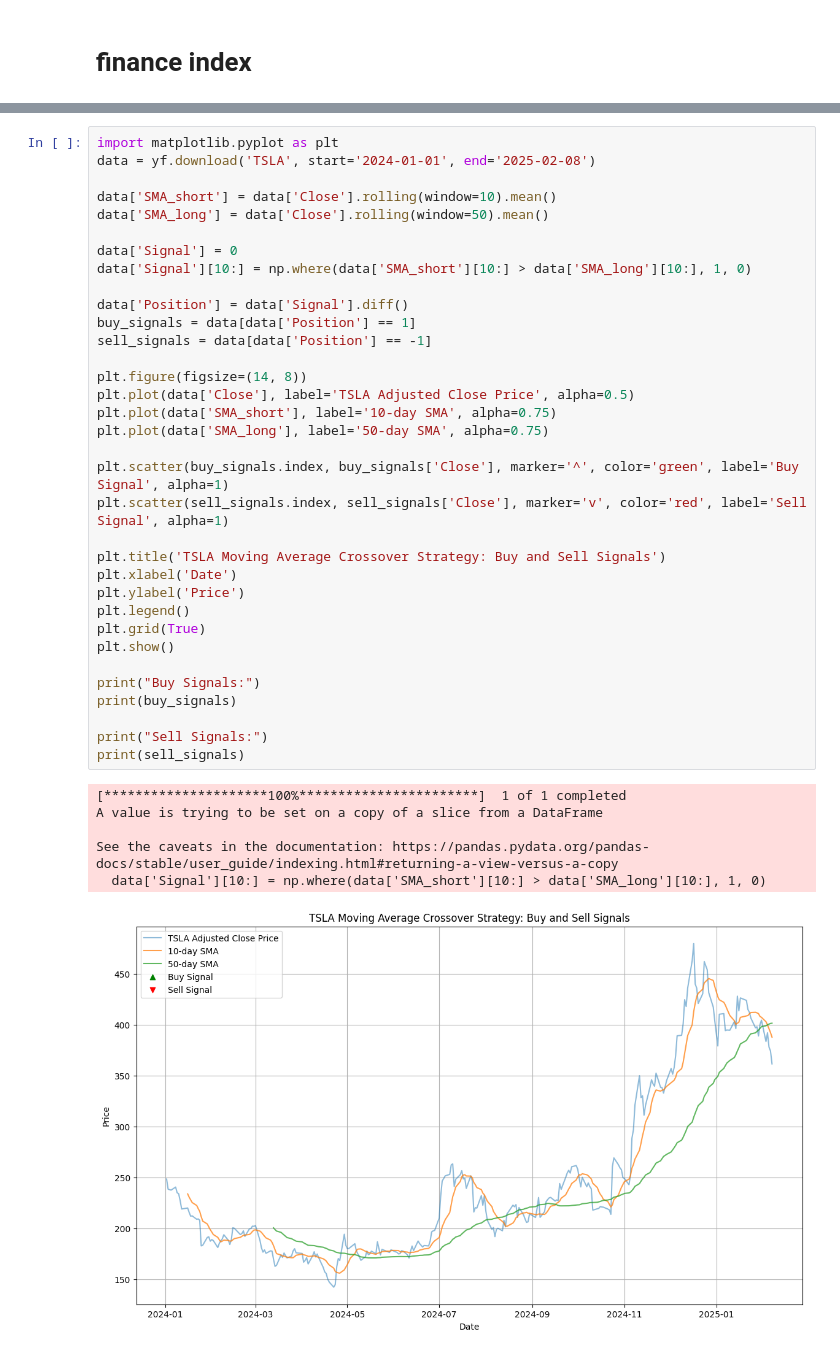
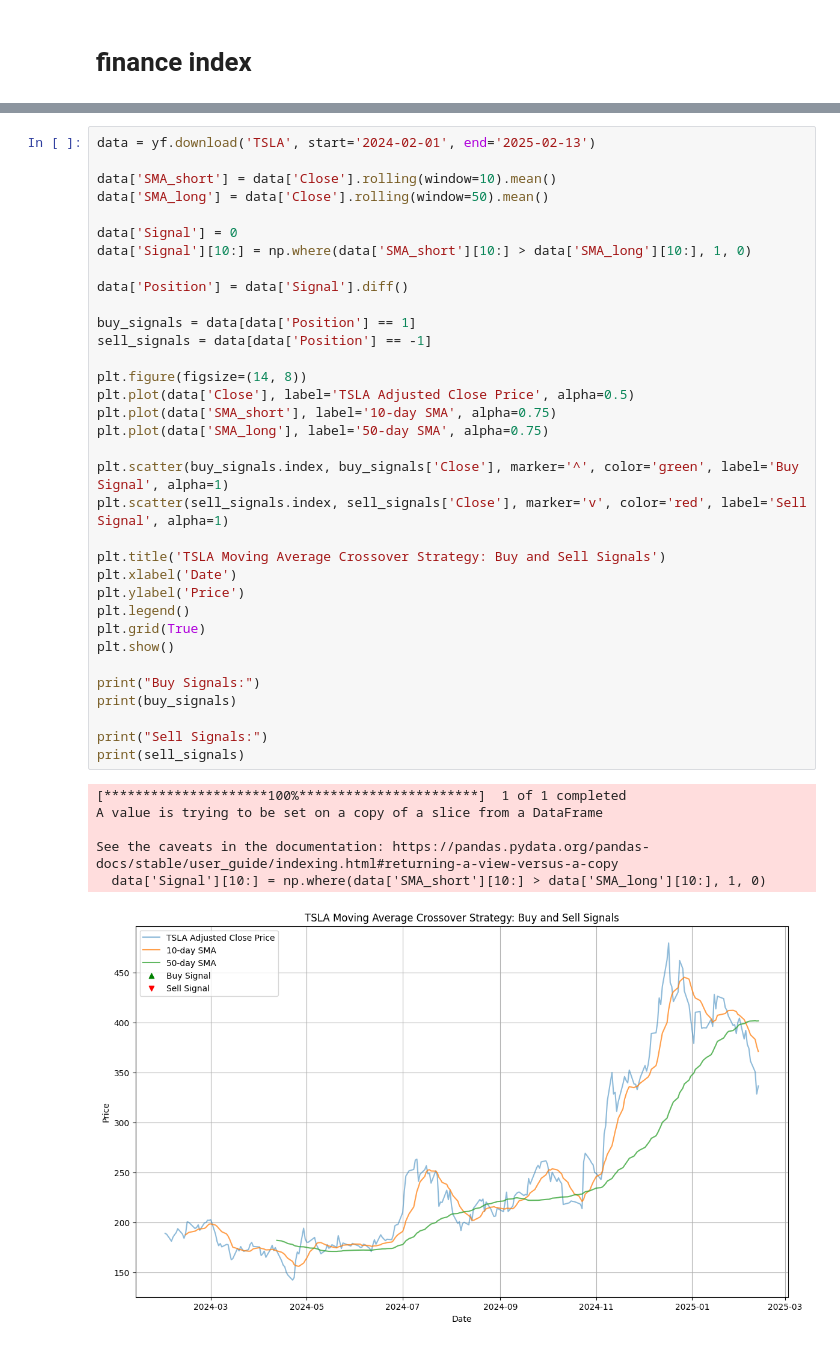
Before and after one commit to kenny1208/quantitative_system, a Jupyter notebook: basic.ipynb, the cells around one changed output, grey strips where cells are left out. Saved outputs shown, nothing was run; the diff lists cells and outputs as text.

```diff
--- a/basic.ipynb
+++ b/basic.ipynb
@@ -356,6 +356,5 @@ Max drawdown: -42.82%
 # %%
-import matplotlib.pyplot as plt
-data = yf.download('TSLA', start='2024-01-01', end='2025-02-08')
+data = yf.download('TSLA', start='2024-02-01', end='2025-02-13')
 
 data['SMA_short'] = data['Close'].rolling(window=10).mean()
 data['SMA_long'] = data['Close'].rolling(window=50).mean()
@@ -364,36 +363,37 @@ data['Signal'] = 0
 data['Signal'][10:] = np.where(data['SMA_short'][10:] > data['SMA_long'][10:], 1, 0)
 
 data['Position'] = data['Signal'].diff()
+
 buy_signals = data[data['Position'] == 1]
 sell_signals = data[data['Position'] == -1]
 
 plt.figure(figsize=(14, 8))
 plt.plot(data['Close'], label='TSLA Adjusted Close Price', alpha=0.5)
 plt.plot(data['SMA_short'], label='10-day SMA', alpha=0.75)
 plt.plot(data['SMA_long'], label='50-day SMA', alpha=0.75)
 
 plt.scatter(buy_signals.index, buy_signals['Close'], marker='^', color='green', label='Buy Signal', alpha=1)
 plt.scatter(sell_signals.index, sell_signals['Close'], marker='v', color='red', label='Sell Signal', alpha=1)
 
 plt.title('TSLA Moving Average Crossover Strategy: Buy and Sell Signals')
 plt.xlabel('Date')
 plt.ylabel('Price')
 plt.legend()
 plt.grid(True)
 plt.show()
 
 print("Buy Signals:")
 print(buy_signals)
 
 print("Sell Signals:")
 print(sell_signals)
 # %% [output]
 [*********************100%***********************]  1 of 1 completed
 A value is trying to be set on a copy of a slice from a DataFrame
 
 See the caveats in the documentation: https://pandas.pydata.org/pandas-docs/stable/user_guide/indexing.html#returning-a-view-versus-a-copy
   data['Signal'][10:] = np.where(data['SMA_short'][10:] > data['SMA_long'][10:], 1, 0)
-[figure, old version]
+[figure, new version]
 Buy Signals:
 Empty DataFrame
 Columns: [(Close, TSLA), (High, TSLA), (Low, TSLA), (Open, TSLA), (Volume, TSLA), (SMA_short, ), (SMA_long, ), (Signal, ), (Position, )]
```
Also changed, not shown: parts of 2 cells of this notebook, 1 other file.
